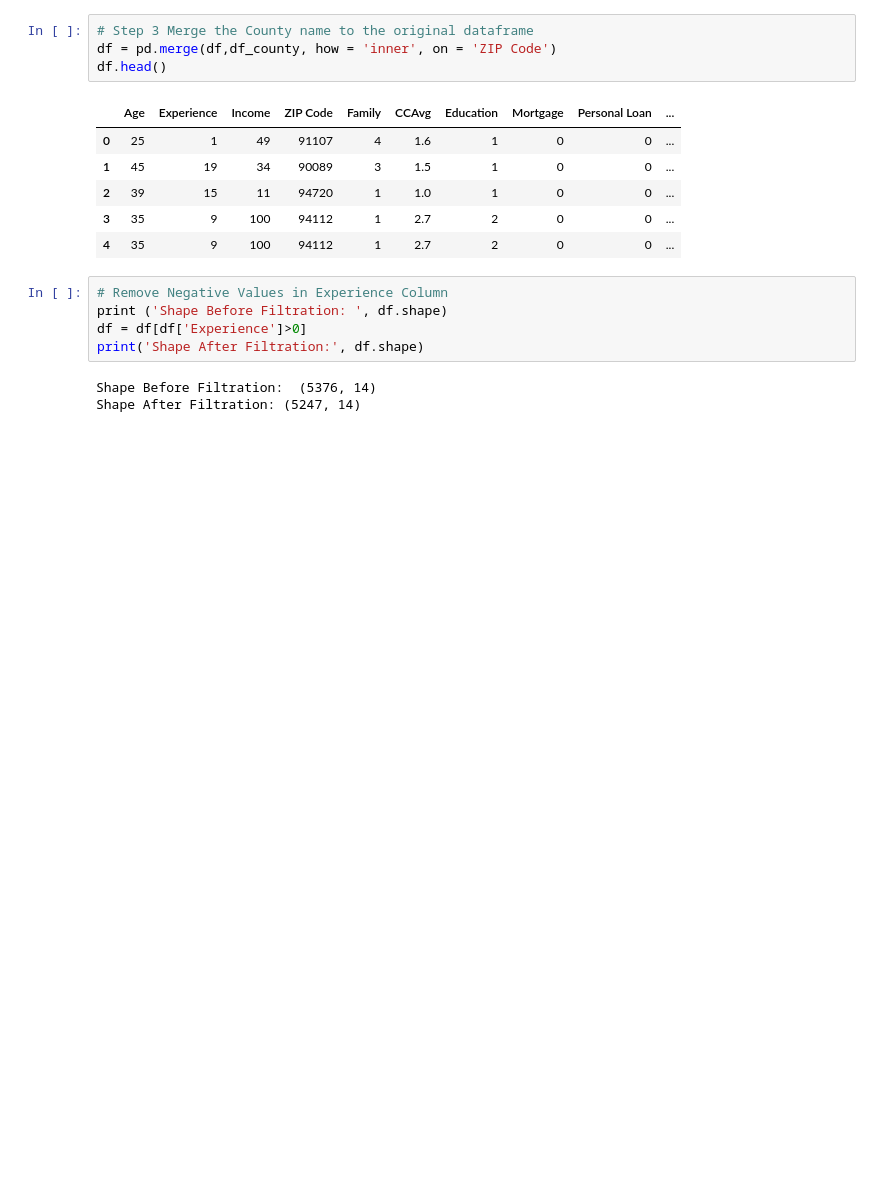
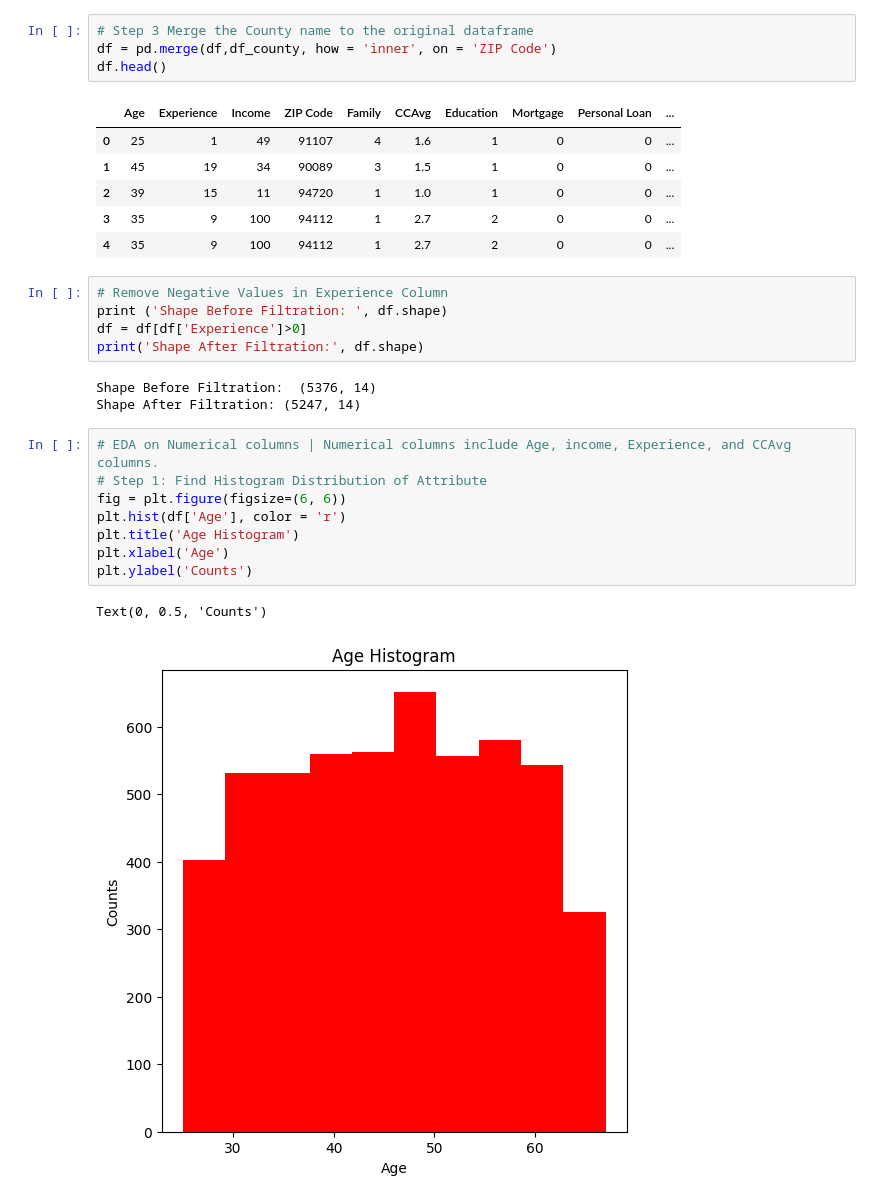
Before and after one commit to jpoitras2k/Git, a Jupyter notebook: Module2 AI Bootcamp/UseCaseProject.ipynb, the cells around one changed output. Cells and saved outputs as stored; diff of their text form; blank space fills up the shorter version.

```diff
--- a/Module2 AI Bootcamp/UseCaseProject.ipynb
+++ b/Module2 AI Bootcamp/UseCaseProject.ipynb
@@ -128,3 +129,14 @@ print('Shape After Filtration:', df.shape)
 # %% [output]
 Shape Before Filtration:  (5376, 14)
 Shape After Filtration: (5247, 14)
+# %%
+# EDA on Numerical columns | Numerical columns include Age, income, Experience, and CCAvg columns.
+# Step 1: Find Histogram Distribution of Attribute
+fig = plt.figure(figsize=(6, 6))
+plt.hist(df['Age'], color = 'r')
+plt.title('Age Histogram')
+plt.xlabel('Age')
+plt.ylabel('Counts')
+# %% [output]
+Text(0, 0.5, 'Counts')
+[figure, added]
```
Also changed, not shown: parts of 6 cells of this notebook.
